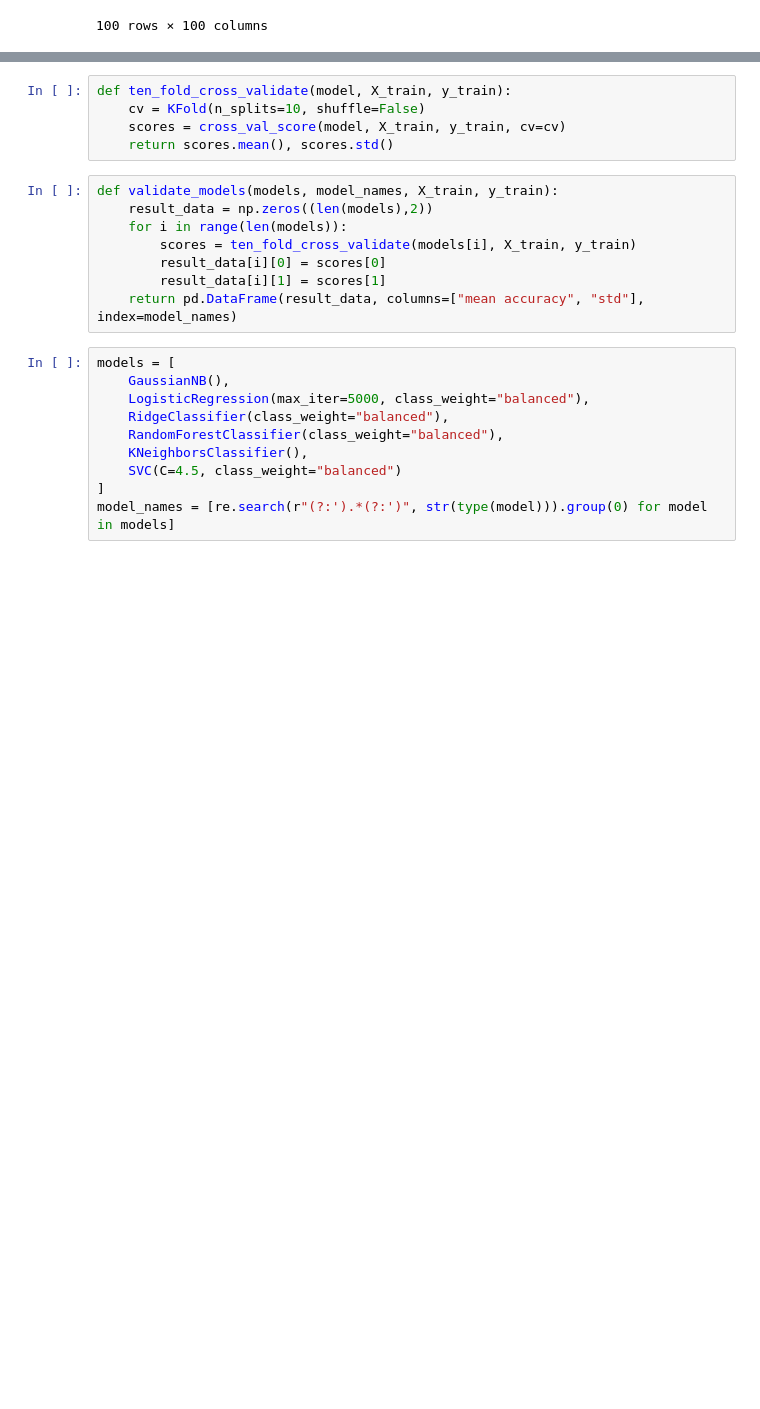
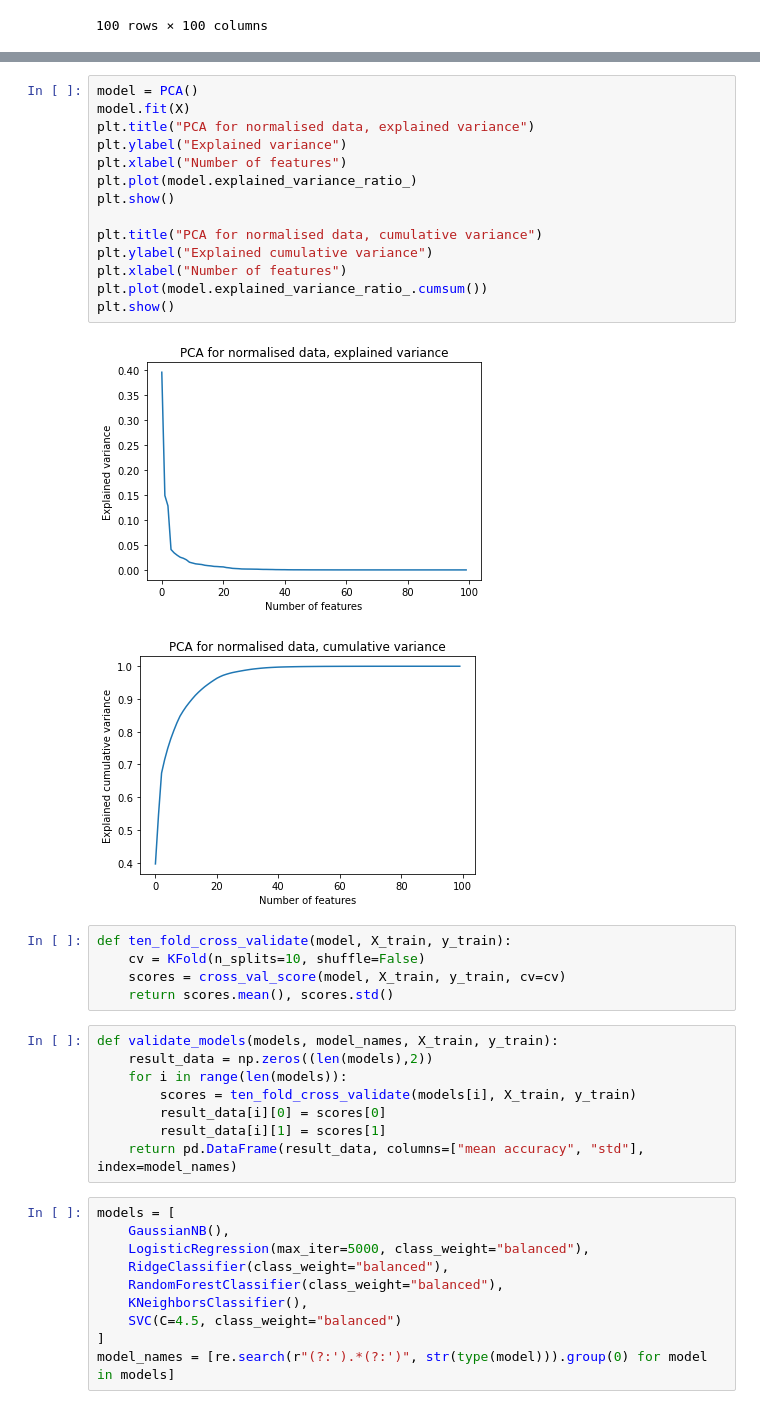
Before and after one commit to jupste/ml-project, a Jupyter notebook: project.ipynb, the cells around one changed output, grey strips where cells are left out. Drawn from its saved outputs; the diff is of its cells as text; blank space fills up the shorter version.

```diff
--- a/project.ipynb
+++ b/project.ipynb
@@ -138,4 +138,21 @@ print(strongest_predictors)
 Name: feature, dtype: object
+# %%
+model = PCA()
+model.fit(X)
+plt.title("PCA for normalised data, explained variance")
+plt.ylabel("Explained variance")
+plt.xlabel("Number of features")
+plt.plot(model.explained_variance_ratio_)
+plt.show()
+
+plt.title("PCA for normalised data, cumulative variance")
+plt.ylabel("Explained cumulative variance")
+plt.xlabel("Number of features")
+plt.plot(model.explained_variance_ratio_.cumsum())
+plt.show()
+# %% [output]
+[figure, added]
+[figure, added]
 # %%
 def ten_fold_cross_validate(model, X_train, y_train):
     cv = KFold(n_splits=10, shuffle=False)
```
Also changed, not shown: parts of 3 cells of this notebook.
